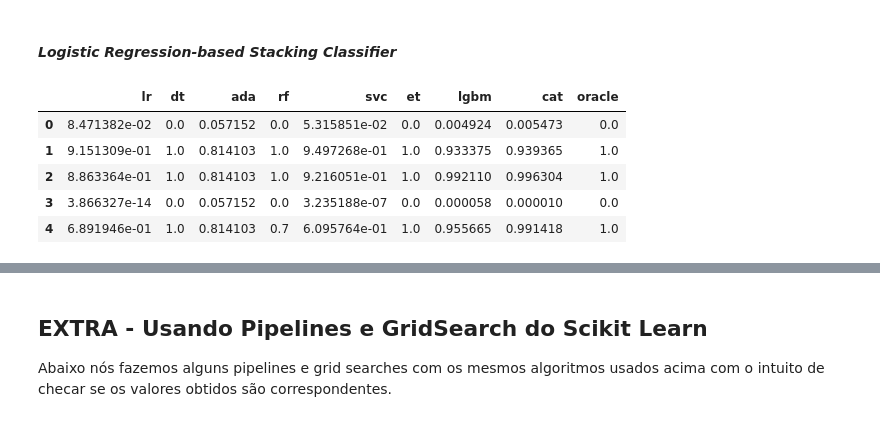
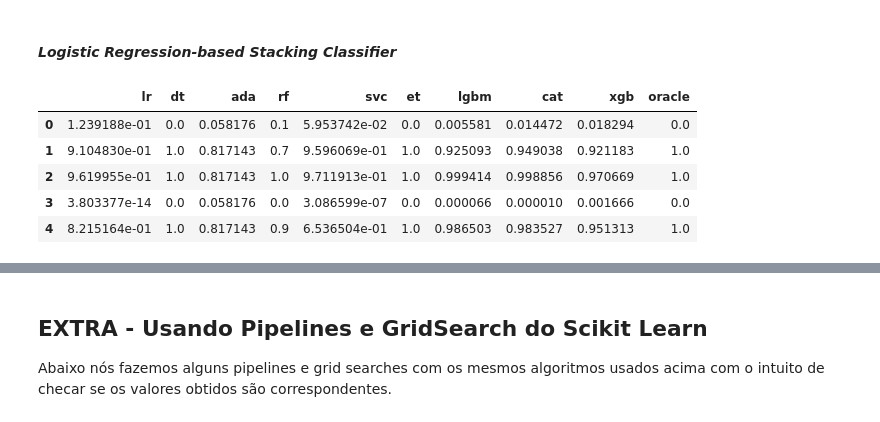
Before and after one commit to guilhermemg/ml-mestrado, a Jupyter notebook: notebooks/assignment-4.ipynb, the cells around one changed output, grey strips where cells are left out. Drawn from its saved outputs; the diff is of its cells as text; code cells hidden in the pictures.

```diff
--- a/notebooks/assignment-4.ipynb
+++ b/notebooks/assignment-4.ipynb
@@ -201,0 +245,12 @@ Test: (2639, 257)
+# %%
+class ModelsPaths(Enum):
+    KNR_PATH = 'assignment4-models/knr.p'
+    LR_PATH = 'assignment4-models/lr.p'
+    DT_PATH = 'assignment4-models/dt.p'
+    ADA_PATH = 'assignment4-models/ada.p'
+    RF_PATH = 'assignment4-models/rf.p'
+    ET_PATH = 'assignment4-models/et.p'
+    SVC_PATH = 'assignment4-models/svc.p'
+    LGBM_PATH = 'assignment4-models/lgbm.p'
+    CAT_PATH = 'assignment4-models/cat.p'
+    XGB_PATH = 'assignment4-models/xgb.p'
@@ -499,25 +519,36 @@ report_results_with_test_set(catboost)
 # %% [markdown]
 #### _**Logistic Regression-based Stacking Classifier**_
 # %%
-origin_models = ['lr','dt','ada','rf','svc','et','lgbm','cat']
+lr   = pickle.load(open(ModelsPaths.LR_PATH.value, 'rb'))
+dt   = pickle.load(open(ModelsPaths.DT_PATH.value, 'rb'))
+ada  = pickle.load(open(ModelsPaths.ADA_PATH.value, 'rb'))
+rf   = pickle.load(open(ModelsPaths.RF_PATH.value, 'rb'))
+svc  = pickle.load(open(ModelsPaths.SVC_PATH.value, 'rb'))
+et   = pickle.load(open(ModelsPaths.ET_PATH.value, 'rb'))
+lgbm = pickle.load(open(ModelsPaths.LGBM_PATH.value, 'rb'))
+cat  = pickle.load(open(ModelsPaths.CAT_PATH.value, 'rb'))
+xgb  = pickle.load(open(ModelsPaths.XGB_PATH.value, 'rb'))
+
+origin_models = ['lr','dt','ada','rf','svc','et','lgbm','cat','xgb']
 
 stack_df = pd.DataFrame(columns=origin_models + ['oracle'])
 
 stack_df['lr'] = lr.predict_proba(X_test)[:,1]
 stack_df['dt'] = dt.predict_proba(X_test)[:,1]
 stack_df['ada'] = ada.predict_proba(X_test)[:,1]
 stack_df['rf'] = rf.predict_proba(X_test)[:,1]
 stack_df['svc'] = svc.predict_proba(X_test)[:,1]
 stack_df['et'] = et.predict_proba(X_test)[:,1]
 stack_df['lgbm'] = lgbm.predict_proba(X_test)[:,1]
 stack_df['cat'] = cat.predict_proba(X_test)[:,1]
-stack_df['oracle'] = y_test.iloc[0][0]
+stack_df['xgb'] = xgb.predict_proba(X_test)[:,1]
+stack_df['oracle'] = y_test
 
 stack_df.head()
 # %% [output]
-|  | lr | dt | ada | rf | svc | et | lgbm | cat | oracle |
-| 0 | 8.471382e-02 | 0.0 | 0.057152 | 0.0 | 5.315851e-02 | 0.0 | 0.004924 | 0.005473 | 0.0 |
-| 1 | 9.151309e-01 | 1.0 | 0.814103 | 1.0 | 9.497268e-01 | 1.0 | 0.933375 | 0.939365 | 1.0 |
-| 2 | 8.863364e-01 | 1.0 | 0.814103 | 1.0 | 9.216051e-01 | 1.0 | 0.992110 | 0.996304 | 1.0 |
-| 3 | 3.866327e-14 | 0.0 | 0.057152 | 0.0 | 3.235188e-07 | 0.0 | 0.000058 | 0.000010 | 0.0 |
-| 4 | 6.891946e-01 | 1.0 | 0.814103 | 0.7 | 6.095764e-01 | 1.0 | 0.955665 | 0.991418 | 1.0 |
+|  | lr | dt | ada | rf | svc | et | lgbm | cat | xgb | oracle |
+| 0 | 1.239188e-01 | 0.0 | 0.058176 | 0.1 | 5.953742e-02 | 0.0 | 0.005581 | 0.014472 | 0.018294 | 0.0 |
+| 1 | 9.104830e-01 | 1.0 | 0.817143 | 0.7 | 9.596069e-01 | 1.0 | 0.925093 | 0.949038 | 0.921183 | 1.0 |
+| 2 | 9.619955e-01 | 1.0 | 0.817143 | 1.0 | 9.711913e-01 | 1.0 | 0.999414 | 0.998856 | 0.970669 | 1.0 |
+| 3 | 3.803377e-14 | 0.0 | 0.058176 | 0.0 | 3.086599e-07 | 0.0 | 0.000066 | 0.000010 | 0.001666 | 0.0 |
+| 4 | 8.215164e-01 | 1.0 | 0.817143 | 0.9 | 6.536504e-01 | 1.0 | 0.986503 | 0.983527 | 0.951313 | 1.0 |
```
Also changed, not shown: parts of 21 cells of this notebook, 1 other file.
